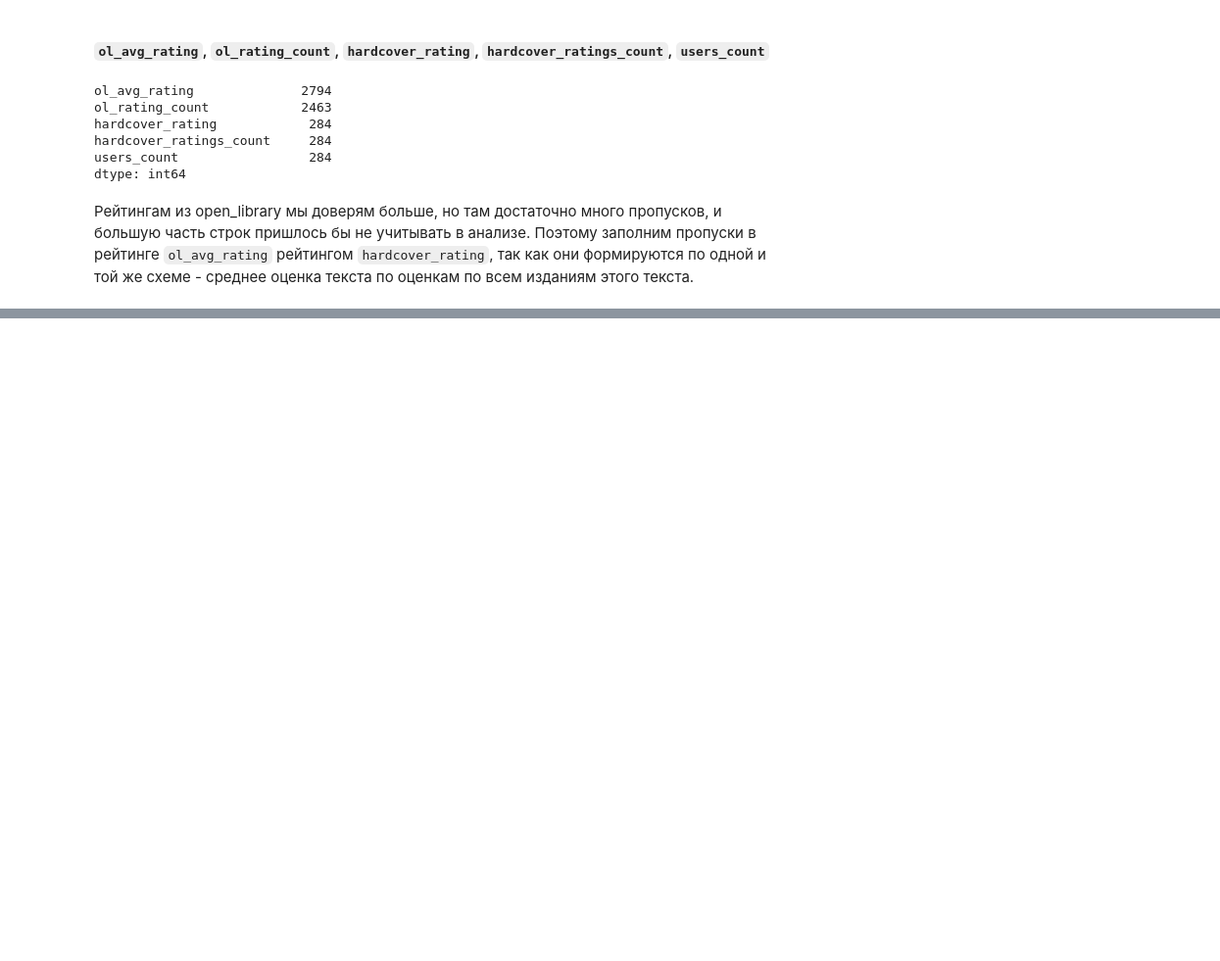
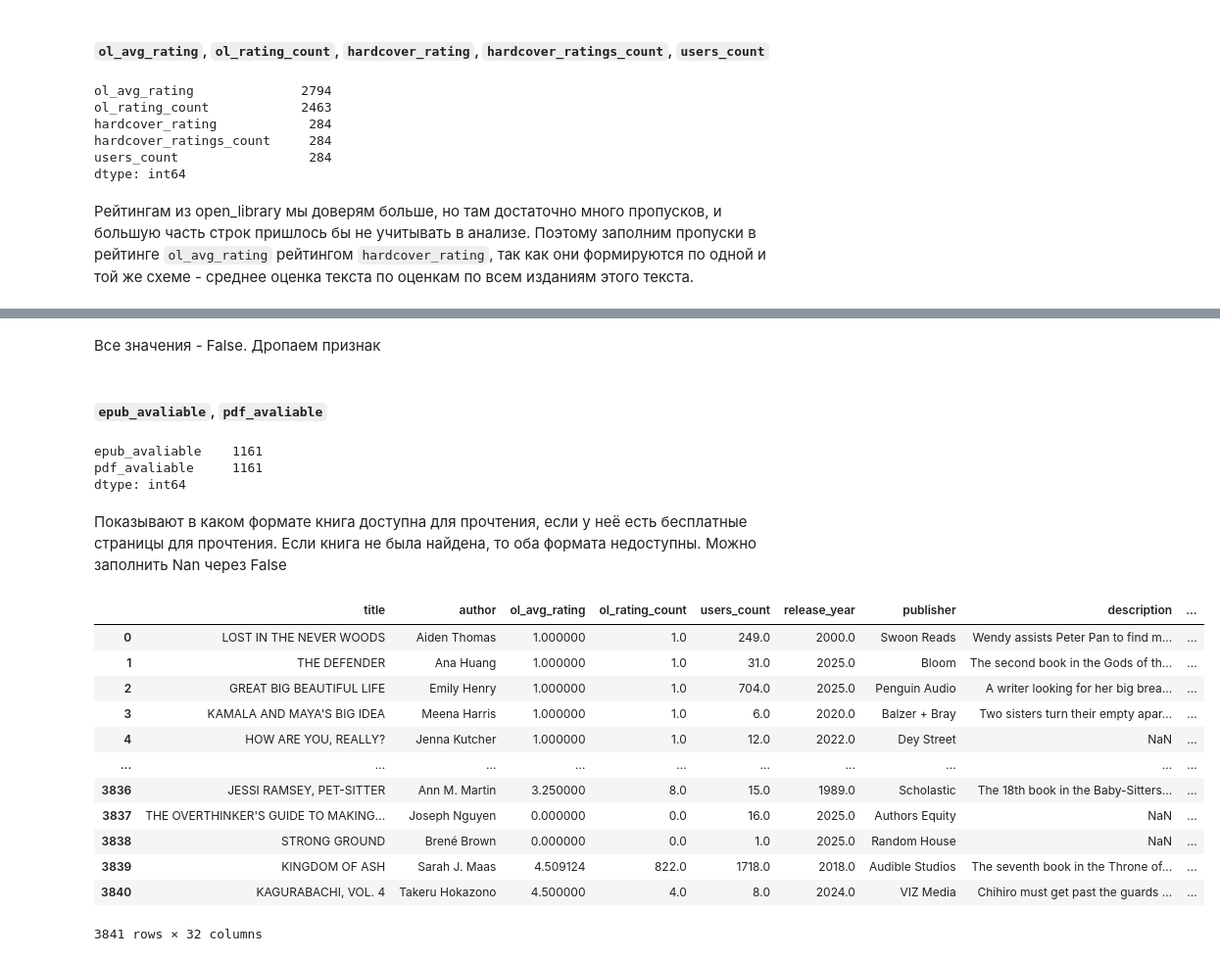
Before and after one commit to maxim-safonov/gp_2, a Jupyter notebook: EDA.ipynb, the cells around one changed output, grey strips where cells are left out. Shown at 98% size. Cells and saved outputs as stored; diff of their text form; code cells hidden in the pictures; blank space fills up the shorter version.

```diff
--- a/EDA.ipynb
+++ b/EDA.ipynb
@@ -673,0 +866,2 @@ df2
+# %%
+df2 = df2.drop(columns=["country"])
@@ -673,0 +877,2 @@ df2
+# %%
+df2["saleability"] = df2["saleability"].fillna("NOT_FOR_SALE")
@@ -673,0 +900,2 @@ df2
+# %%
+df2["viewability"] = df2["viewability"].fillna("NO_PAGES")
@@ -673,0 +908,32 @@ df2
+# %% [markdown]
+Все значения - False. Дропаем признак
+# %%
+df2 = df2.drop(columns=["public_domain"])
+# %% [markdown]
+#### `epub_avaliable`, `pdf_avaliable`
+# %%
+df2[["epub_avaliable", "pdf_avaliable"]].isna().sum()
+# %% [output]
+epub_avaliable    1161
+pdf_avaliable     1161
+dtype: int64
+# %% [markdown]
+Показывают в каком формате книга доступна для прочтения, если у неё есть бесплатные страницы для прочтения. Если книга не была найдена, то оба формата недоступны. Можно заполнить Nan через False
+# %%
+df2["epub_avaliable"] = df2["epub_avaliable"].fillna(False)
+df2["pdf_avaliable"] = df2["pdf_avaliable"].fillna(False)
+df2
+# %% [output]
+|  | title | author | ol_avg_rating | ol_rating_count | users_count | release_year | publisher | description | ... |
+| 0 | LOST IN THE NEVER WOODS | Aiden Thomas | 1.000000 | 1.0 | 249.0 | 2000.0 | Swoon Reads | Wendy assists Peter Pan to find m... | ... |
+| 1 | THE DEFENDER | Ana Huang | 1.000000 | 1.0 | 31.0 | 2025.0 | Bloom | The second book in the Gods of th... | ... |
+| 2 | GREAT BIG BEAUTIFUL LIFE | Emily Henry | 1.000000 | 1.0 | 704.0 | 2025.0 | Penguin Audio | A writer looking for her big brea... | ... |
+| 3 | KAMALA AND MAYA'S BIG IDEA | Meena Harris | 1.000000 | 1.0 | 6.0 | 2020.0 | Balzer + Bray | Two sisters turn their empty apar... | ... |
+| 4 | HOW ARE YOU, REALLY? | Jenna Kutcher | 1.000000 | 1.0 | 12.0 | 2022.0 | Dey Street | NaN | ... |
+| ... | ... | ... | ... | ... | ... | ... | ... | ... | ... |
+| 3836 | JESSI RAMSEY, PET-SITTER | Ann M. Martin | 3.250000 | 8.0 | 15.0 | 1989.0 | Scholastic | The 18th book in the Baby-Sitters... | ... |
+| 3837 | THE OVERTHINKER'S GUIDE TO MAKING... | Joseph Nguyen | 0.000000 | 0.0 | 16.0 | 2025.0 | Authors Equity | NaN | ... |
+| 3838 | STRONG GROUND | Brené Brown | 0.000000 | 0.0 | 1.0 | 2025.0 | Random House | NaN | ... |
+| 3839 | KINGDOM OF ASH | Sarah J. Maas | 4.509124 | 822.0 | 1718.0 | 2018.0 | Audible Studios | The seventh book in the Throne of... | ... |
+| 3840 | KAGURABACHI, VOL. 4 | Takeru Hokazono | 4.500000 | 4.0 | 8.0 | 2024.0 | VIZ Media | Chihiro must get past the guards ... | ... |
+3841 rows × 32 columns
```
Also changed, not shown: parts of 52 cells of this notebook.
